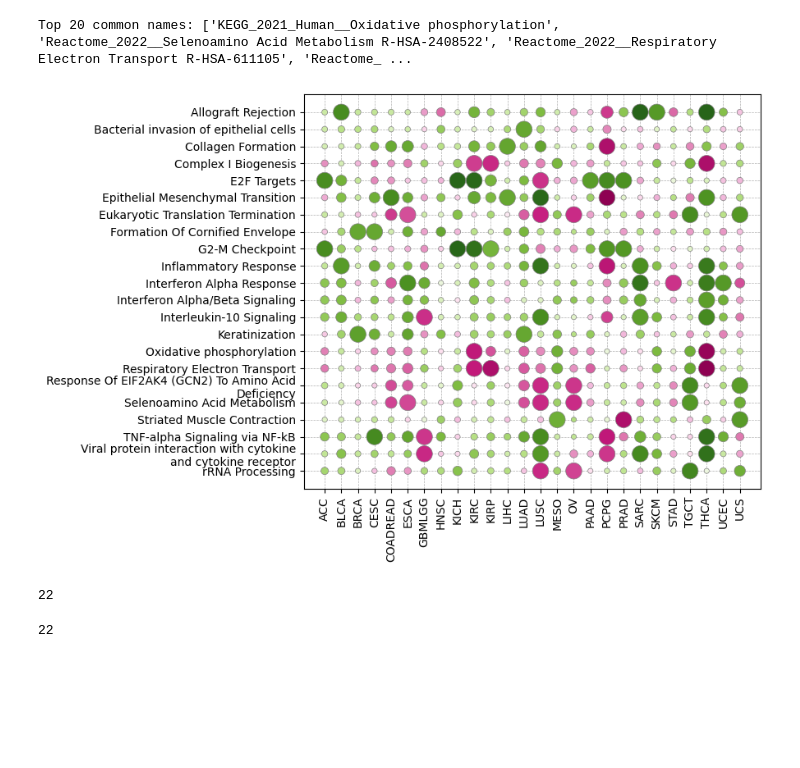
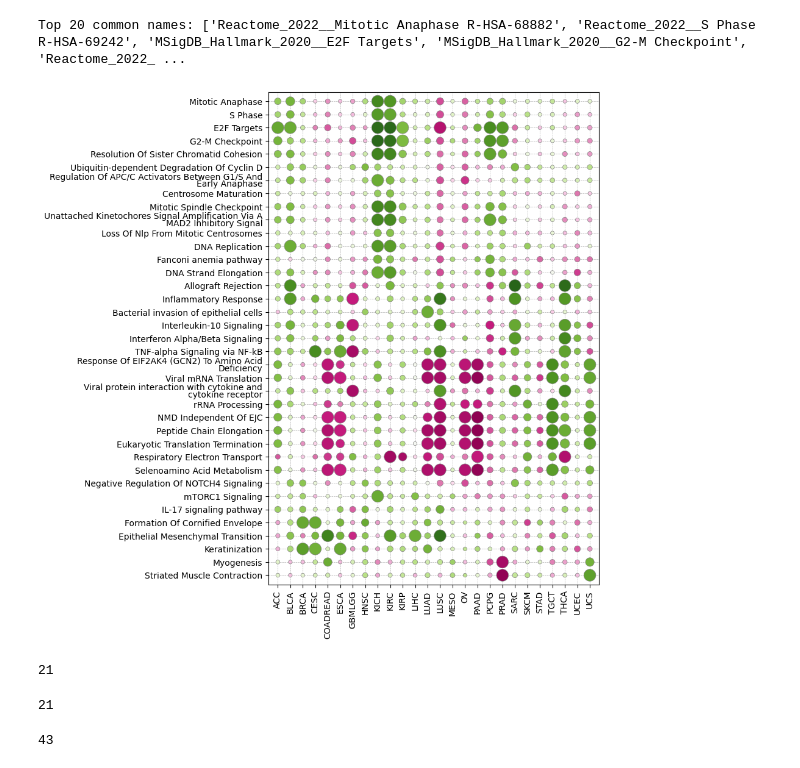
Before and after one commit to mostafajahanifar/pacman, a Jupyter notebook: morphology_deseq_visualization.ipynb, the cells around one changed output. Cells and saved outputs as stored; diff of their text form; code cells hidden in the pictures; blank space fills up the shorter version.

Commit message:
ENH: improve DESeq for morphology

```diff
--- a/morphology_deseq_visualization.ipynb
+++ b/morphology_deseq_visualization.ipynb
@@ -56,11 +56,12 @@ import matplotlib.pyplot as plt
 import seaborn as sns
 import textwrap
 from collections import defaultdict
+from pandas.api.types import CategoricalDtype # for sorting based on the list
 
 # Load data
 temp = "Hot"
 invalid_studies = ["THYM", "CHOL", "DLBC"] # ["PCPG", "UCS"]
-root = "results_final/morphology/dseq_results"
+root = "results_final_all/morphology/dseq_results"
 studies = sorted([study for study in os.listdir(root) if os.path.isdir(os.path.join(root, study)) and study not in invalid_studies])
 df_lists = []
 lists = []
@@ -100,40 +101,8 @@ top_20_names = list(set(top_20_names))
 # hot selected pathways
 # hot selected pathways
 # hot selected pathways
-top_20_names = [
-    'KEGG_2021_Human__Oxidative phosphorylation',
-    'Reactome_2022__Selenoamino Acid Metabolism R-HSA-2408522',
-    # 'KEGG_2021_Human__Regulation of lipolysis in adipocytes',
-    'Reactome_2022__Respiratory Electron Transport R-HSA-611105',
-    # 'MSigDB_Hallmark_2020__Interferon Gamma Response',
-    'Reactome_2022__Keratinization R-HSA-6805567',
-    'KEGG_2021_Human__Bacterial invasion of epithelial cells',
-    'Reactome_2022__Formation Of Cornified Envelope R-HSA-6809371',
-    'MSigDB_Hallmark_2020__Allograft Rejection',
-    'MSigDB_Hallmark_2020__Epithelial Mesenchymal Transition',
-    'Reactome_2022__rRNA Processing R-HSA-72312',
-    'MSigDB_Hallmark_2020__Interferon Alpha Response',
-    'Reactome_2022__Interleukin-10 Signaling R-HSA-6783783',
-    'Reactome_2022__Complex I Biogenesis R-HSA-6799198',
-    'MSigDB_Hallmark_2020__TNF-alpha Signaling via NF-kB',
-    # 'Reactome_2022__Regulation Of IGF Transport And Uptake By IGFBPs R-HSA-381426',
-    # 'Reactome_2022__MET Activates PTK2 Signaling R-HSA-8874081',
-    # 'Reactome_2022__Formation Of A Pool Of Free 40S Subunits R-HSA-72689',
-    # 'Reactome_2022__Neutrophil Degranulation R-HSA-6798695',
-    'Reactome_2022__Response Of EIF2AK4 (GCN2) To Amino Acid Deficiency R-HSA-9633012',
-    # 'KEGG_2021_Human__Protein processing in endoplasmic reticulum',
-    # 'Reactome_2022__Collagen Biosynthesis And Modifying Enzymes R-HSA-1650814',
-    'MSigDB_Hallmark_2020__G2-M Checkpoint',
-    'KEGG_2021_Human__Viral protein interaction with cytokine and cytokine receptor',
-    'Reactome_2022__Interferon Alpha/Beta Signaling R-HSA-909733',
-    'Reactome_2022__Striated Muscle Contraction R-HSA-390522',
-    'Reactome_2022__Collagen Formation R-HSA-1474290',
-    # 'Reactome_2022__Extracellular Matrix Organization R-HSA-1474244',
-    'MSigDB_Hallmark_2020__E2F Targets',
-    'Reactome_2022__Eukaryotic Translation Termination R-HSA-72764',
-    'MSigDB_Hallmark_2020__Inflammatory Response']
-
-
+top_20_names = pathways_sorted
+cat_type = CategoricalDtype(categories=top_20_names, ordered=True)
 print("Top 20 common names:", top_20_names)
 
 # Function to clean term names
@@ -146,7 +115,7 @@ def clean_term(term):
         main_term = "NMD Independent Of EJC"
     elif main_term ==  "Respiratory Electron Transport, ATP Synthesis By Chemiosmotic Coupling, Heat Production By Uncoupling Proteins":
         main_term = "Respiratory Electron Transport, ATP Synthesis"
-    cleared_term = "\n".join(textwrap.wrap(main_term, width=40))
+    cleared_term = "\n".join(textwrap.wrap(main_term, width=50))
 
     return cleared_term
 
@@ -155,6 +124,11 @@ plot_data = []
 
 for study, df in zip(studies, df_lists):
     df_filtered = df[df["Term"].isin(top_20_names)].copy()
+
+    # Convert 'Term' to the categorical type and Sort the DataFrame based on 'Term'
+    df_filtered['Term'] = df_filtered['Term'].astype(cat_type)
+    df_filtered = df_filtered.sort_values('Term')
+
     df_filtered["-log(FDR)"] = -np.log10(df_filtered["FDR q-val"].replace(0, 1e-10))
     df_filtered["Study"] = study
     df_filtered["Clean_Term"] = df_filtered["Term"].apply(clean_term)
@@ -165,40 +139,46 @@ plot_data = pd.concat(plot_data)
 
 # Plot the dotplot
 # plt.figure(figsize=(10, 6))
-fig, ax =plt.subplots(1,1,figsize=(9, 6))
+fig, ax =plt.subplots(1,1,figsize=(7, 10.5))
 dotplot = sns.scatterplot(
     data=plot_data,
     x="Study",
     y="Clean_Term",
     size="-log(FDR)",
     hue="NES",
     palette="PiYG",
     sizes=(20, 200),
     edgecolor="gray",
     linewidth=0.5,
     ax=ax,
     legend=False
 )
 
+# Adjust line spacing for y-axis tick labels
+for label in ax.get_yticklabels():
+    label.set_linespacing(0.8)  # Reduce line spacing
+
+ax.margins(y=0.02, x=0.03)
+
 # dotplot.legend(bbox_to_anchor=(1.05, 1), loc='upper left', borderaxespad=0.)
 
 plt.xticks(rotation=90)
 plt.xlabel("")
 plt.ylabel("")
 # plt.title('Dotplot of Top Common Terms across Studies')
 plt.grid(True, which='both', linestyle='--', linewidth=0.5)
 plt.gca().set_axisbelow(True)
 
-plt.tight_layout()
+# plt.tight_layout()
 
 plt.savefig(f"{root}/dseq_results_{temp}_all.png", dpi=600, bbox_inches = 'tight', pad_inches = 0.01)
 # plt.savefig(f"{root}/dseq_results_complete_wide.pdf", dpi=600, bbox_inches = 'tight', pad_inches = 0.01)
 # %% [output]
-Top 20 common names: ['KEGG_2021_Human__Oxidative phosphorylation', 'Reactome_2022__Selenoamino Acid Metabolism R-HSA-2408522', 'Reactome_2022__Respiratory Electron Transport R-HSA-611105', 'Reactome_ ...
+Top 20 common names: ['Reactome_2022__Mitotic Anaphase R-HSA-68882', 'Reactome_2022__S Phase R-HSA-69242', 'MSigDB_Hallmark_2020__E2F Targets', 'MSigDB_Hallmark_2020__G2-M Checkpoint', 'Reactome_2022_ ...
-[figure, old version]
+[figure, new version]
 # %%
 # cold selected pathways
-top_20_names = ['KEGG_2021_Human__Systemic lupus erythematosus',
+top_20_names_cold = ['KEGG_2021_Human__Systemic lupus erythematosus',
                      'KEGG_2021_Human__Oxidative phosphorylation',
                      'Reactome_2022__Nonsense Mediated Decay (NMD) Independent Of Exon Junction Complex (EJC) R-HSA-975956',
                      'Reactome_2022__mRNA Splicing R-HSA-72172',
@@ -226,12 +206,11 @@ top_20_names = ['KEGG_2021_Human__Systemic lupus erythematosus',
                      'MSigDB_Hallmark_2020__E2F Targets',
                      'Reactome_2022__Eukaryotic Translation Termination R-HSA-72764',
                      'MSigDB_Hallmark_2020__Inflammatory Response']
-len(top_20_names)
 # %% [output]
-22
+21
 # %%
 # hot selected pathways
-top_20_names = [
+top_20_names_hot = [
     'KEGG_2021_Human__Oxidative phosphorylation',
     'Reactome_2022__Selenoamino Acid Metabolism R-HSA-2408522',
     # 'KEGG_2021_Human__Regulation of lipolysis in adipocytes',
@@ -245,7 +224,7 @@ top_20_names = [
     'Reactome_2022__rRNA Processing R-HSA-72312',
     'MSigDB_Hallmark_2020__Interferon Alpha Response',
     'Reactome_2022__Interleukin-10 Signaling R-HSA-6783783',
-    'Reactome_2022__Complex I Biogenesis R-HSA-6799198',
+    # 'Reactome_2022__Complex I Biogenesis R-HSA-6799198',
     'MSigDB_Hallmark_2020__TNF-alpha Signaling via NF-kB',
     # 'Reactome_2022__Regulation Of IGF Transport And Uptake By IGFBPs R-HSA-381426',
     # 'Reactome_2022__MET Activates PTK2 Signaling R-HSA-8874081',
@@ -265,4 +244,4 @@ top_20_names = [
     'MSigDB_Hallmark_2020__Inflammatory Response']
 len(top_20_names)
 # %% [output]
-22
+21
@@ -268,0 +262,5 @@ len(top_20_names)
+# %%
+top_pathways_all = list(set(set(top_20_names_hot)).union(set(top_20_names_cold)).union(top_20_names_known))
+len(top_pathways_all)
+# %% [output]
+43
```
Also changed, not shown: parts of 2 cells of this notebook, 1 other file.
